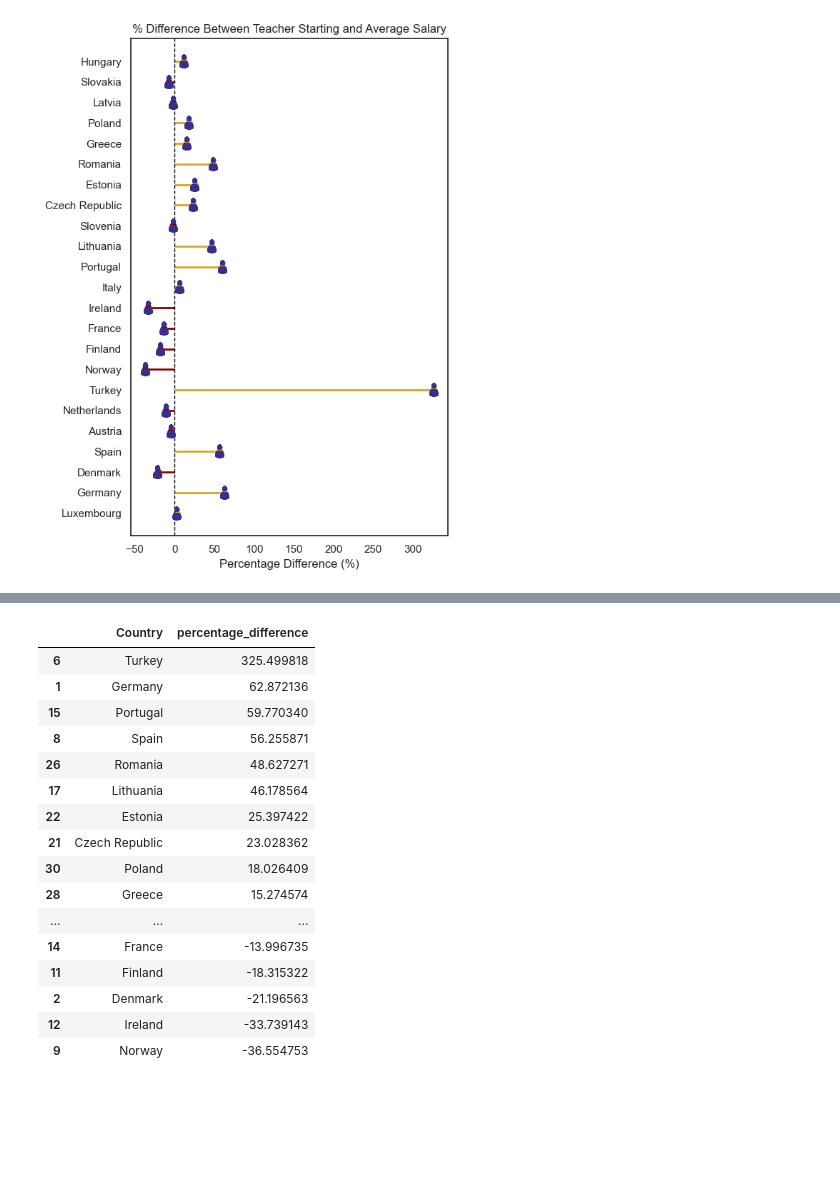
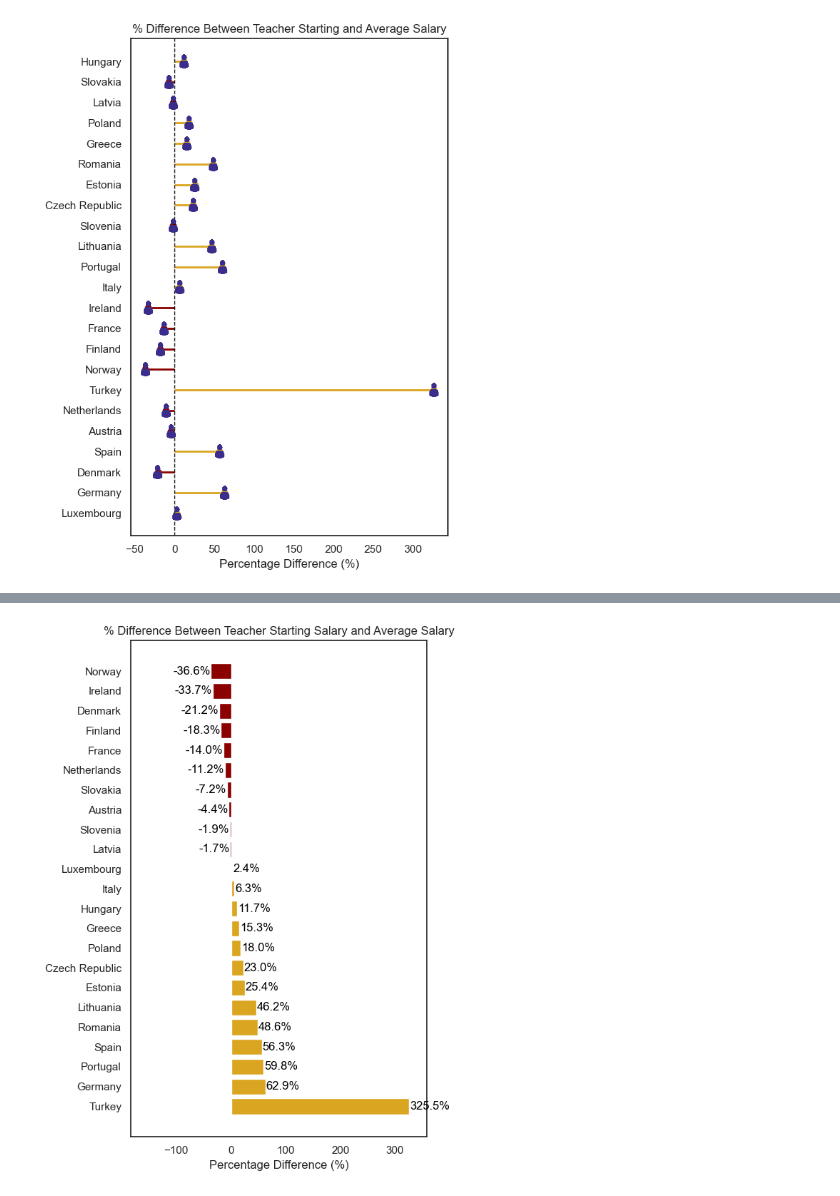
Before and after one commit to BeejalP/teachersalaries, a Jupyter notebook: my_project.ipynb, the cells around one changed output, grey strips where cells are left out. Cells and saved outputs as stored; diff of their text form; code cells hidden in the pictures; blank space fills up the shorter version.

```diff
--- a/my_project.ipynb
+++ b/my_project.ipynb
@@ -2133,22 +2113,43 @@ plt.show()
-# %%
-salaries_sorted = salaries.sort_values(by="percentage_difference", ascending=False)
-salaries_sorted = salaries_sorted.loc[:, ['Country', 'percentage_difference']]
-salaries_sorted
-# %% [output]
-|  | Country | percentage_difference |
-| 6 | Turkey | 325.499818 |
-| 1 | Germany | 62.872136 |
-| 15 | Portugal | 59.770340 |
-| 8 | Spain | 56.255871 |
-| 26 | Romania | 48.627271 |
-| 17 | Lithuania | 46.178564 |
-| 22 | Estonia | 25.397422 |
-| 21 | Czech Republic | 23.028362 |
-| 30 | Poland | 18.026409 |
-| 28 | Greece | 15.274574 |
-| ... | ... | ... |
-| 14 | France | -13.996735 |
-| 11 | Finland | -18.315322 |
-| 2 | Denmark | -21.196563 |
-| 12 | Ireland | -33.739143 |
-| 9 | Norway | -36.554753 |
+# %%
+# Sort by the teacher starting salary
+salaries = salaries.sort_values(by="percentage_difference", ascending=False)
+
+# Define colors based on percentage difference
+colors = ['goldenrod' if x > 0 else 'darkred' for x in salaries['percentage_difference']]
+
+# Create figure and bar chart
+plt.figure(figsize=(6, 8))
+bars = plt.barh(salaries['Country'], salaries['percentage_difference'], color=colors)
+
+# Add percentage labels next to each bar
+for bar, percentage in zip(bars, salaries['percentage_difference']):
+    if percentage > 0:
+        x_position = bar.get_width() + 1  # Place text slightly to the right of the bar
+        ha = 'left'
+    else:
+        x_position = bar.get_width() - 1  # Place text slightly inside the negative bar
+        ha = 'right'
+
+    plt.text(
+        x_position,
+        bar.get_y() + bar.get_height() / 2,
+        f"{percentage:.1f}%",
+        va='center',
+        ha=ha,
+        color='black'
+    )
+
+# Adjust x-limits to ensure negative labels don't overlap the axis
+plt.xlim(min(salaries['percentage_difference']) * 5, max(salaries['percentage_difference']) * 1.1)
+
+# Labels and title
+plt.xlabel('Percentage Difference (%)')
+plt.ylabel('')
+plt.title('% Difference Between Teacher Starting Salary and Average Salary')
+
+# Save and show plot
+plt.tight_layout()
+plt.savefig("bar_chart_salary_percentage_difference_by_difference.png")
+plt.show()
+# %% [output]
+[figure, added]
```
Also changed, not shown: parts of 8 cells of this notebook, 2 other files.
